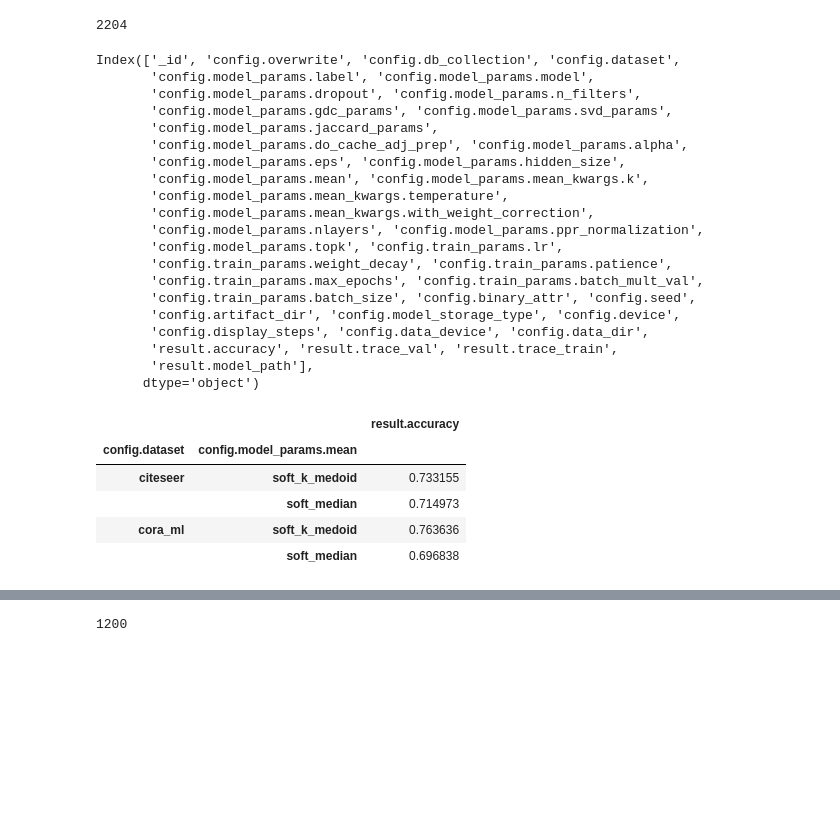
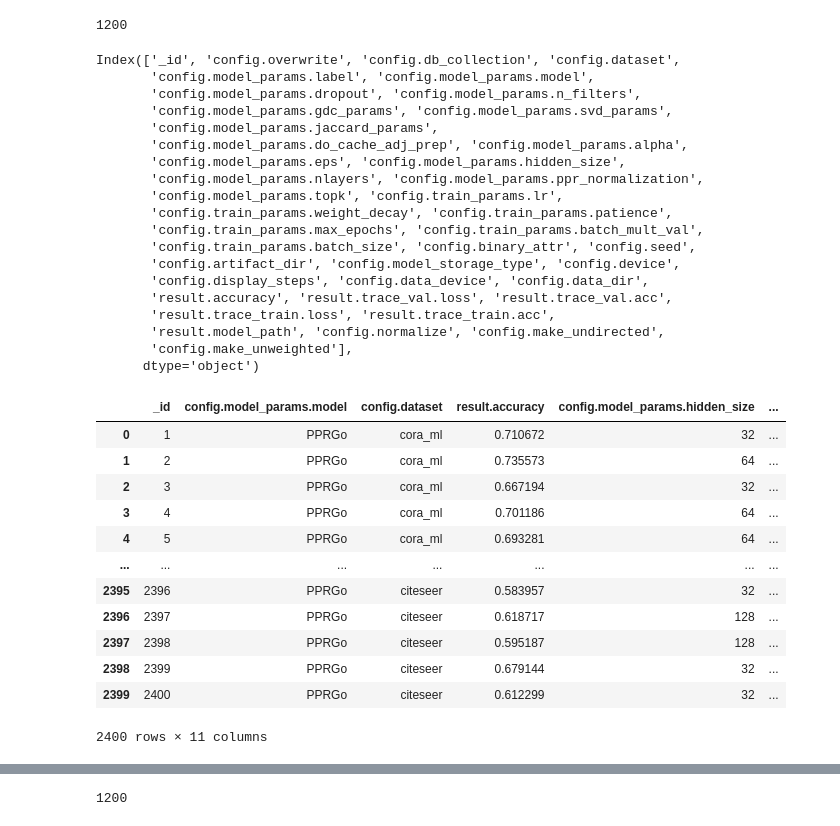
Before and after one commit to sigeisler/robustness_of_gnns_at_scale, a Jupyter notebook: evalute_seml_exp.ipynb, the cells around one changed output, grey strips where cells are left out. Cells and saved outputs as stored; diff of their text form; code cells hidden in the pictures; blank space fills up the shorter version.

Commit message:
experiment configs

```diff
--- a/evalute_seml_exp.ipynb
+++ b/evalute_seml_exp.ipynb
@@ -5,20 +5,21 @@ from run_seml import run
 from matplotlib import pyplot as plt
 
 pd.set_option('display.max_columns', 50)
+pd.set_option('display.max_rows', 120)
 # %%
 %load_ext autoreload
 %autoreload 2
 # %%
-seml_results = seml.get_results('rgnn_rpprgo_cora_citeseer', to_data_frame=True)
+seml_results = seml.get_results('rgnn_pprgo_cora_citeseer', to_data_frame=True)
 # %%
-len()
+len(seml_results)
 # %% [output]
-2204
+1200
 # %%
 relevant_columns = ['_id',
        'config.model_params.model',
        'config.dataset',
-       'config.model_params.mean',
+       #'config.model_params.mean',
        'result.accuracy',
         'config.model_params.hidden_size',
        'config.model_params.nlayers',
@@ -26,11 +27,11 @@ relevant_columns = ['_id',
        'config.model_params.alpha',
        'config.model_params.eps',
        'config.model_params.topk',
-       'config.model_params.mean_kwargs.temperature',
-       'config.model_params.mean_kwargs.k',
-       'config.model_params.mean_kwargs.with_weight_correction',
+       #'config.model_params.mean_kwargs.temperature',
+       #'config.model_params.mean_kwargs.k',
+       #'config.model_params.mean_kwargs.with_weight_correction',
        #'config.model_params.do_cache_adj_prep',
-       # 'config.model_params.ppr_normalization',
+       'config.model_params.ppr_normalization',
        #'config.train_params.lr',
        #'config.train_params.weight_decay', 'config.train_params.patience',
        #'config.train_params.max_epochs', 'config.train_params.batch_mult_val',
@@ -49,9 +50,6 @@ Index(['_id', 'config.overwrite', 'config.db_collection', 'config.dataset',
        'config.model_params.jaccard_params',
        'config.model_params.do_cache_adj_prep', 'config.model_params.alpha',
        'config.model_params.eps', 'config.model_params.hidden_size',
-       'config.model_params.mean', 'config.model_params.mean_kwargs.k',
-       'config.model_params.mean_kwargs.temperature',
-       'config.model_params.mean_kwargs.with_weight_correction',
        'config.model_params.nlayers', 'config.model_params.ppr_normalization',
        'config.model_params.topk', 'config.train_params.lr',
        'config.train_params.weight_decay', 'config.train_params.patience',
@@ -59,15 +57,24 @@ Index(['_id', 'config.overwrite', 'config.db_collection', 'config.dataset',
        'config.train_params.batch_size', 'config.binary_attr', 'config.seed',
        'config.artifact_dir', 'config.model_storage_type', 'config.device',
        'config.display_steps', 'config.data_device', 'config.data_dir',
-       'result.accuracy', 'result.trace_val', 'result.trace_train',
-       'result.model_path'],
+       'result.accuracy', 'result.trace_val.loss', 'result.trace_val.acc',
+       'result.trace_train.loss', 'result.trace_train.acc',
+       'result.model_path', 'config.normalize', 'config.make_undirected',
+       'config.make_unweighted'],
       dtype='object')
-# %%
-seml_results.groupby(["config.dataset", "config.model_params.mean"]).max()[['result.accuracy']]
-# %% [output]
-|  |  | result.accuracy |
-| config.dataset | config.model_params.mean |  |
-| citeseer | soft_k_medoid | 0.733155 |
-|  | soft_median | 0.714973 |
-| cora_ml | soft_k_medoid | 0.763636 |
-|  | soft_median | 0.696838 |
+# %%
+seml_results[relevant_columns]
+# %% [output]
+|  | _id | config.model_params.model | config.dataset | result.accuracy | config.model_params.hidden_size | ... |
+| 0 | 1 | PPRGo | cora_ml | 0.710672 | 32 | ... |
+| 1 | 2 | PPRGo | cora_ml | 0.735573 | 64 | ... |
+| 2 | 3 | PPRGo | cora_ml | 0.667194 | 32 | ... |
+| 3 | 4 | PPRGo | cora_ml | 0.701186 | 64 | ... |
+| 4 | 5 | PPRGo | cora_ml | 0.693281 | 64 | ... |
+| ... | ... | ... | ... | ... | ... | ... |
+| 2395 | 2396 | PPRGo | citeseer | 0.583957 | 32 | ... |
+| 2396 | 2397 | PPRGo | citeseer | 0.618717 | 128 | ... |
+| 2397 | 2398 | PPRGo | citeseer | 0.595187 | 128 | ... |
+| 2398 | 2399 | PPRGo | citeseer | 0.679144 | 32 | ... |
+| 2399 | 2400 | PPRGo | citeseer | 0.612299 | 32 | ... |
+2400 rows × 11 columns
```
Also changed, not shown: parts of 13 cells of this notebook, 4 other files.
